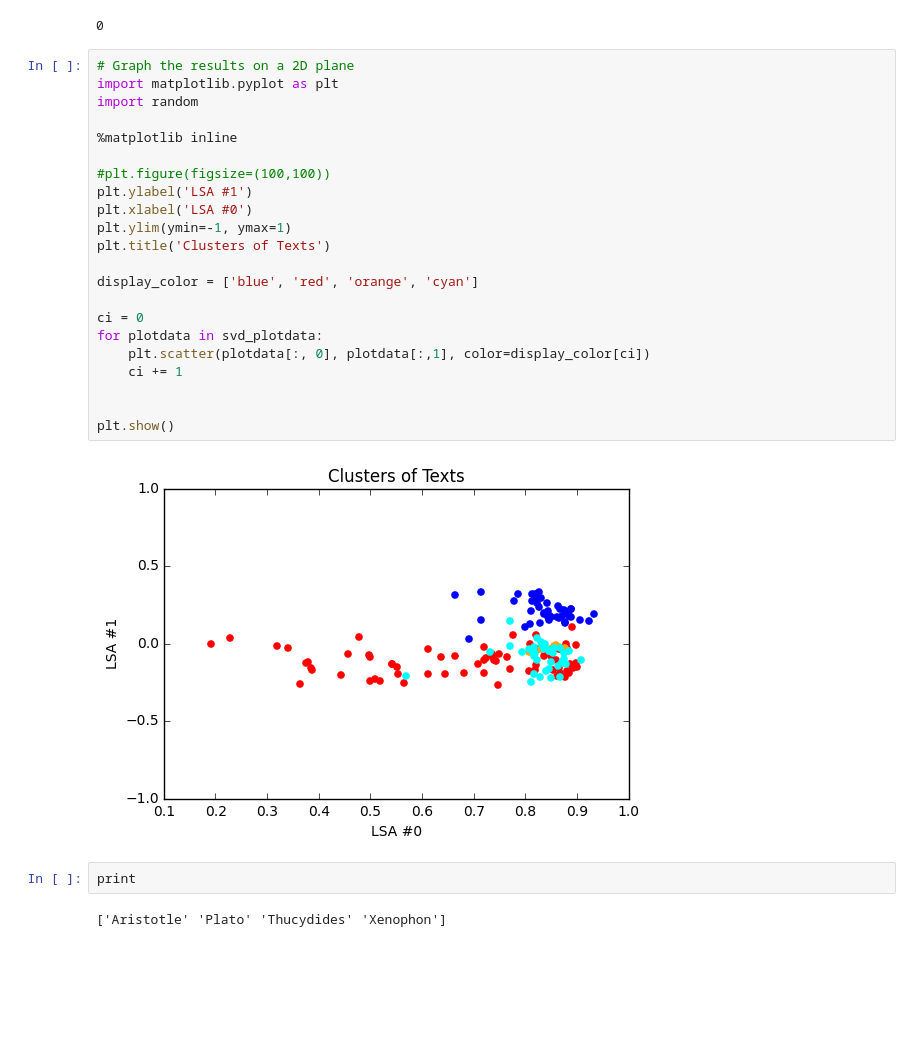
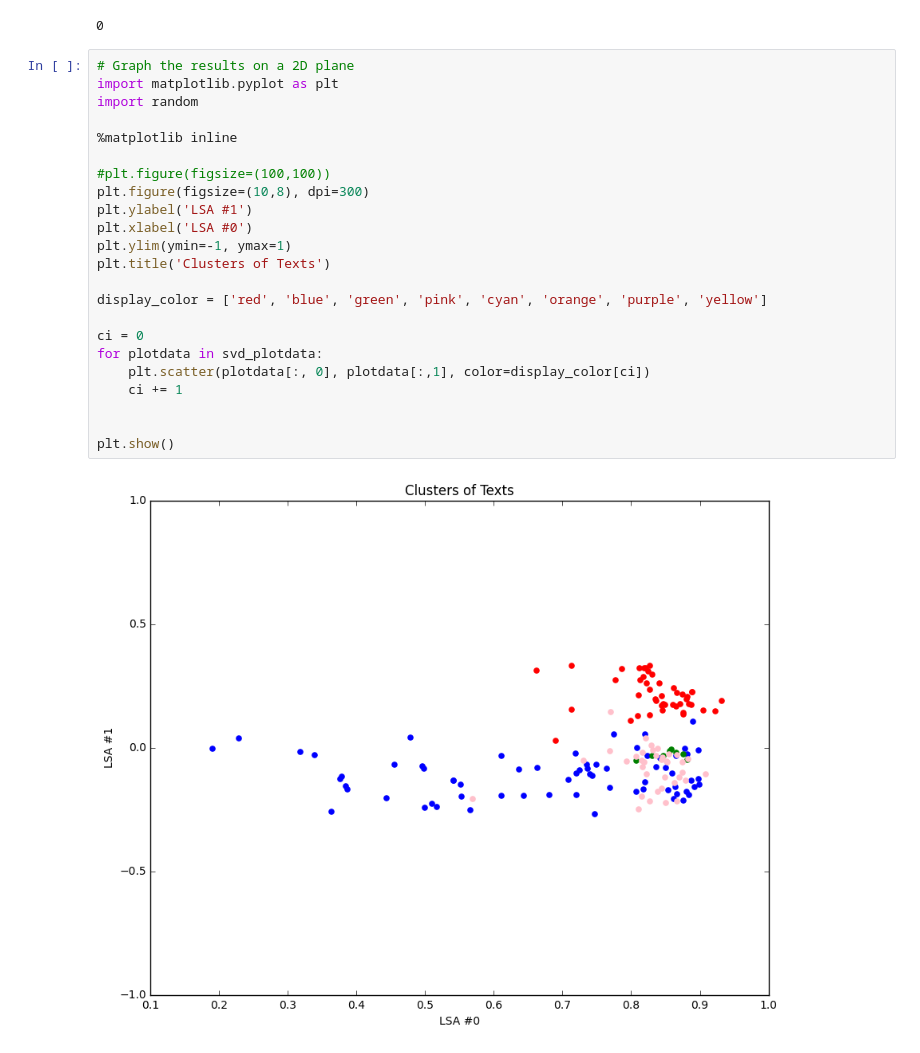
Before and after one commit to tmhughes81/dap, a Jupyter notebook: dap.ipynb, the cells around one changed output. Cells and saved outputs as stored; diff of their text form; blank space fills up the shorter version.

Commit message:
feat: Update with visuals

```diff
--- a/dap.ipynb
+++ b/dap.ipynb
@@ -85,28 +85,25 @@ print len(svd_authors)
 # %%
 # Graph the results on a 2D plane
 import matplotlib.pyplot as plt
 import random
 
 %matplotlib inline
 
 #plt.figure(figsize=(100,100))
+plt.figure(figsize=(10,8), dpi=300)
 plt.ylabel('LSA #1')
 plt.xlabel('LSA #0')
 plt.ylim(ymin=-1, ymax=1)
 plt.title('Clusters of Texts')
 
-display_color = ['blue', 'red', 'orange', 'cyan']
+display_color = ['red', 'blue', 'green', 'pink', 'cyan', 'orange', 'purple', 'yellow']
 
 ci = 0
 for plotdata in svd_plotdata:
     plt.scatter(plotdata[:, 0], plotdata[:,1], color=display_color[ci])
     ci += 1
 
 
 plt.show()
 # %% [output]
-[figure, old version]
+[figure, new version]
-# %%
-print
-# %% [output]
-['Aristotle' 'Plato' 'Thucydides' 'Xenophon']
```
Also changed, not shown: parts of 1 cell of this notebook.
